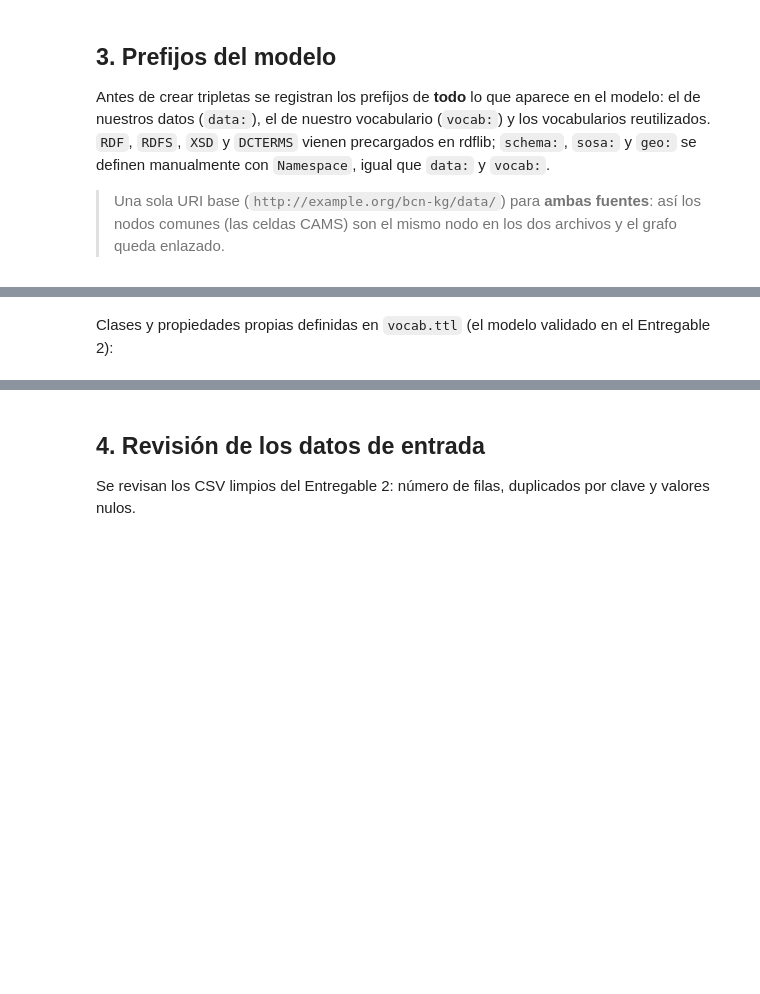
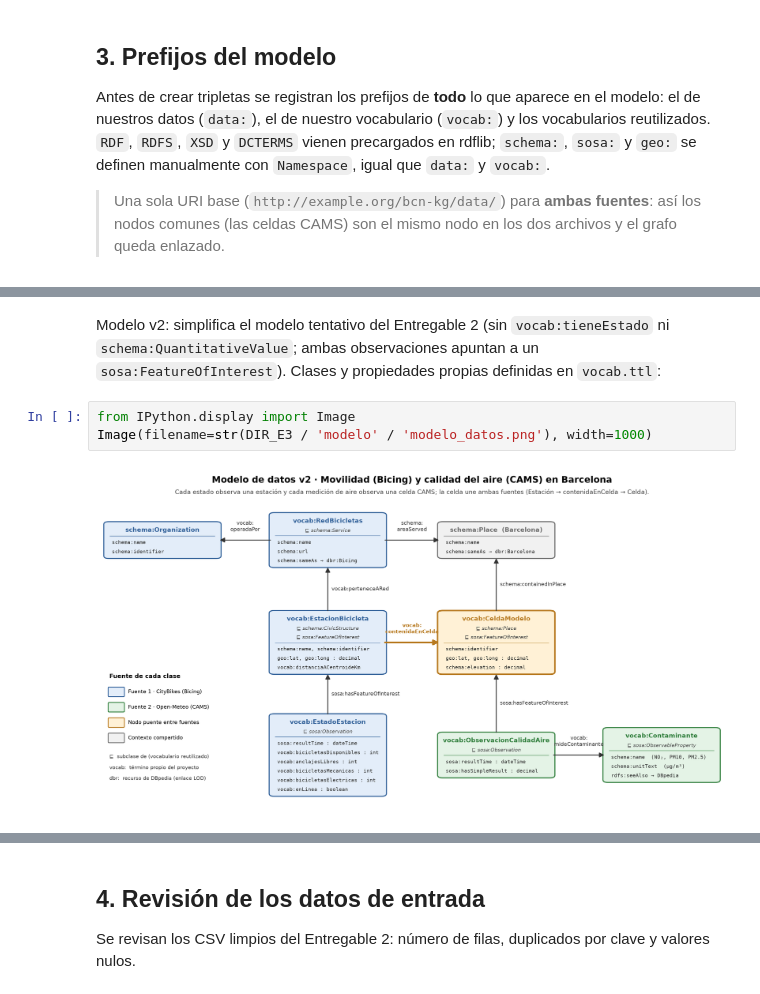
Before and after one commit to alexdgutierrezcordova-nila/smartcity-bcn-knowledge-graph, a Jupyter notebook: E3_rdf/notebooks/E3_generacion_rdf.ipynb, the cells around one changed output, grey strips where cells are left out. Cells and saved outputs as stored; diff of their text form; blank space fills up the shorter version.

```diff
--- a/E3_rdf/notebooks/E3_generacion_rdf.ipynb
+++ b/E3_rdf/notebooks/E3_generacion_rdf.ipynb
@@ -80,5 +83,11 @@ pd.DataFrame([(p, str(ns)) for p, ns in gen.PREFIJOS.items()], columns=['Prefijo
-# %% [markdown]
-Clases y propiedades propias definidas en `vocab.ttl` (el modelo validado en el Entregable 2):
+# %% [markdown]
+Modelo v2: simplifica el modelo tentativo del Entregable 2 (sin `vocab:tieneEstado` ni `schema:QuantitativeValue`;
+ambas observaciones apuntan a un `sosa:FeatureOfInterest`). Clases y propiedades propias definidas en `vocab.ttl`:
+# %%
+from IPython.display import Image
+Image(filename=str(DIR_E3 / 'modelo' / 'modelo_datos.png'), width=1000)
+# %% [output]
+[figure, added]
 # %%
 vocab = rdflib.Graph().parse(gen.RUTA_VOCAB)
 RDF, RDFS = rdflib.RDF, rdflib.RDFS
```
Also changed, not shown: parts of 19 cells of this notebook, 15 other files.
